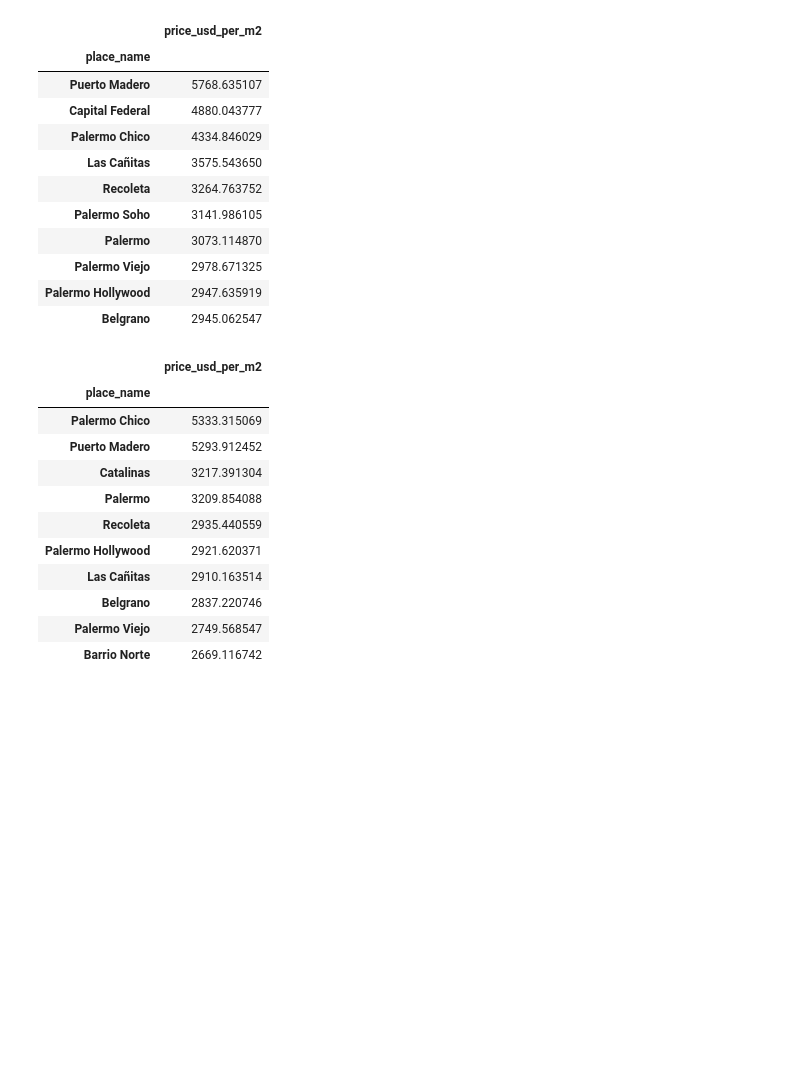
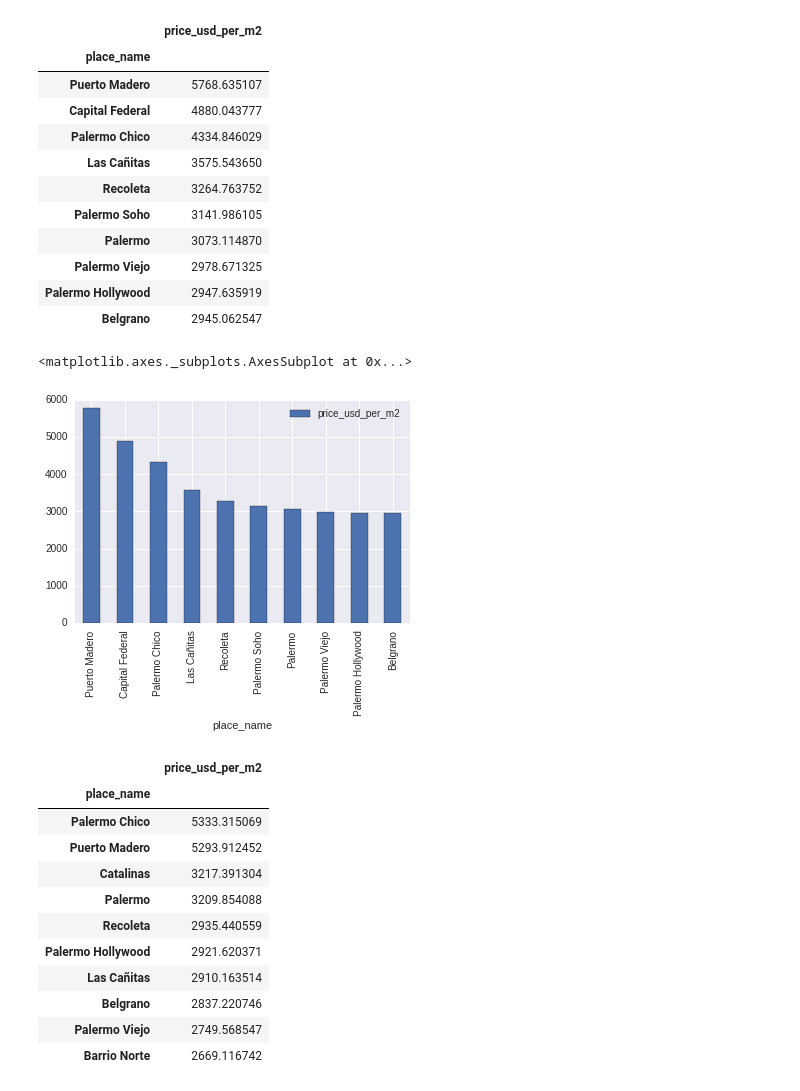
Before and after one commit to BrigliaAn/OrganizacionDeDatos, a Jupyter notebook: Analisis Exploratorio.ipynb, the cells around one changed output. Drawn from its saved outputs; the diff is of its cells as text; code cells hidden in the pictures; blank space fills up the shorter version.

```diff
--- a/Analisis Exploratorio.ipynb
+++ b/Analisis Exploratorio.ipynb
@@ -258,6 +264,11 @@ top_10_2016
 | Palermo Viejo | 2978.671325 |
 | Palermo Hollywood | 2947.635919 |
 | Belgrano | 2945.062547 |
+# %%
+top_10_2016.plot.bar()
+# %% [output]
+<matplotlib.axes._subplots.AxesSubplot at 0x...>
+[figure, added]
 # %%
 #Calculamos el valor promedio del m2 en dolares por cada barrio y nos quedamos con los 10 barrios con el mayor valor
 #Primero nos aseguramos que en el frame haya datos de solo el 2015
```
Also changed, not shown: parts of 6 cells of this notebook.
